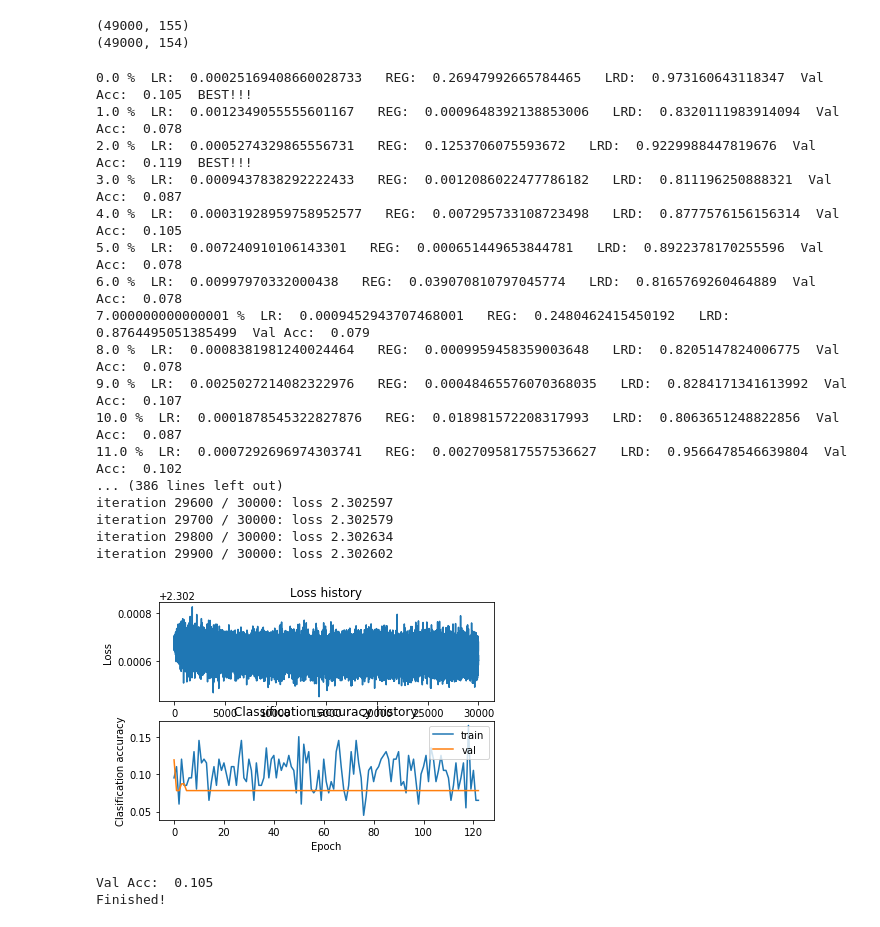
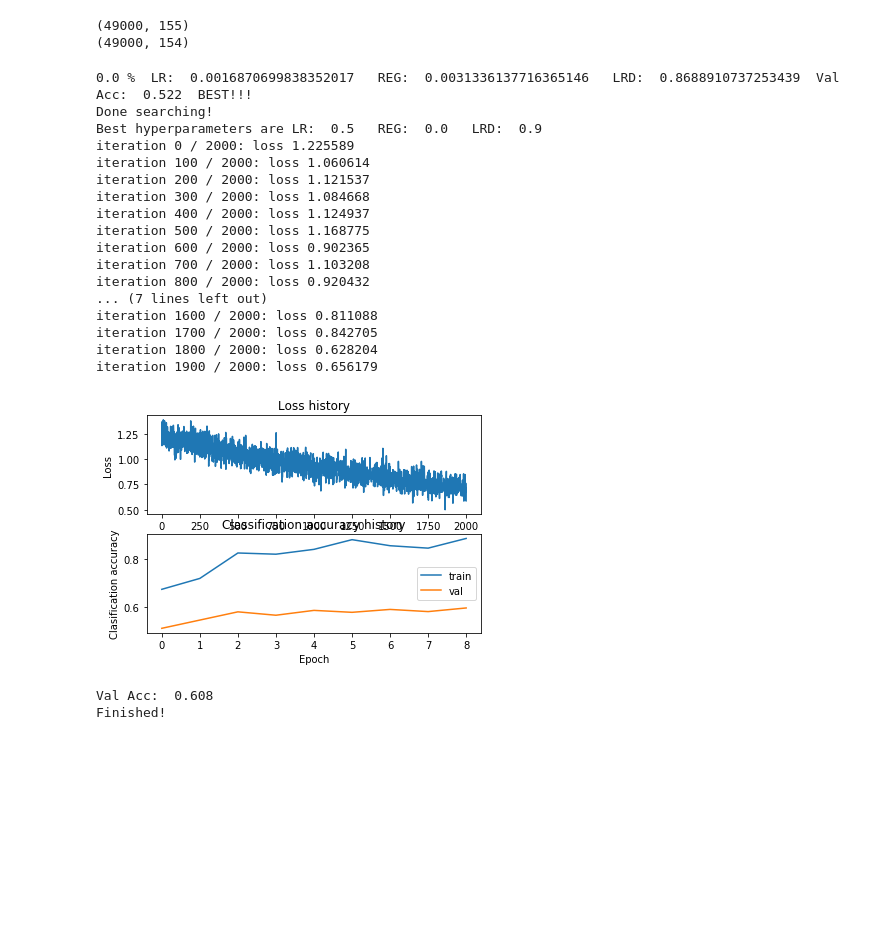
Before and after one commit to ironjr/cs231n-study, a Jupyter notebook: assignment1/features.ipynb, the cells around one changed output. Drawn from its saved outputs; the diff is of its cells as text; code cells hidden in the pictures; blank space fills up the shorter version.

```diff
--- a/assignment1/features.ipynb
+++ b/assignment1/features.ipynb
@@ -212,14 +212,9 @@ best_net = None
 # model in the best_net variable.                                              #
 ################################################################################
 # Define hyperparameters to tune
-# learning_rate = np.linspace(5.5e-4, 5.7e-4, 5) #np.power(10, np.linspace(-2.5, -4, 100))
-# learning_rate_decay = np.linspace(.98, .80, 10)
-# batch_size = np.linspace(100, 1000, 5)
-# regularization = np.linspace(.42, .32, 10) # np.power(10, np.linspace(-.3, -.6, 40))
-
 best_val_acc = .0
 best_hyperparam = {}
-tot = 100
+tot = 1
 # for lr in learning_rate:
 #     for reg in regularization:
 #         for lrd in learning_rate_decay:
@@ -232,6 +227,10 @@ for it in range(tot):
     reg = np.power(10, reg)
     lrd = lrd * 0.18 + 0.80
     print(np.round((it / tot), 4) * 100, '% ', 'LR: ', lr, '  REG: ', reg, '  LRD: ', lrd, end='')
+
+    lr = 0.5
+    reg = 0.0
+    lrd = 0.9
 
     # Create the network
     net = TwoLayerNet(input_dim, hidden_dim, num_classes)
@@ -259,54 +258,54 @@ print('Best hyperparameters are LR: ', best_hyperparam['lr'], '  REG: ',
       best_hyperparam['reg'], '  LRD: ', best_hyperparam['lrd'])
 
 stats = best_net.train(X_train_feats, y_train, X_val_feats, y_val,
-                       num_iters=30000, batch_size=200,
+                       num_iters=2000, batch_size=200,
                        learning_rate=best_hyperparam['lr'],
                        learning_rate_decay=best_hyperparam['lrd'],
                        reg=best_hyperparam['reg'],
                        verbose=True)
 
 # Plot the loss function and train / validation accuracies
 plt.subplot(2, 1, 1)
 plt.plot(stats['loss_history'])
 plt.title('Loss history')
 plt.xlabel('Iteration')
 plt.ylabel('Loss')
 
 plt.subplot(2, 1, 2)
 plt.plot(stats['train_acc_history'], label='train')
 plt.plot(stats['val_acc_history'], label='val')
 plt.title('Classification accuracy history')
 plt.xlabel('Epoch')
 plt.ylabel('Clasification accuracy')
 plt.legend()
 plt.show()
 
 val_acc = (net.predict(X_val_feats) == y_val).mean()
 print('Val Acc: ', val_acc)
 print('Finished!')
 ################################################################################
 #                              END OF YOUR CODE                                #
 ################################################################################
 # %% [output]
-0.0 %  LR:  0.00025169408660028733   REG:  0.26947992665784465   LRD:  0.973160643118347  Val Acc:  0.105  BEST!!!
-1.0 %  LR:  0.0012349055555601167   REG:  0.0009648392138853006   LRD:  0.8320111983914094  Val Acc:  0.078
-2.0 %  LR:  0.0005274329865556731   REG:  0.1253706075593672   LRD:  0.9229988447819676  Val Acc:  0.119  BEST!!!
-3.0 %  LR:  0.0009437838292222433   REG:  0.0012086022477786182   LRD:  0.811196250888321  Val Acc:  0.087
-4.0 %  LR:  0.00031928959758952577   REG:  0.007295733108723498   LRD:  0.8777576156156314  Val Acc:  0.105
-5.0 %  LR:  0.007240910106143301   REG:  0.000651449653844781   LRD:  0.8922378170255596  Val Acc:  0.078
-6.0 %  LR:  0.00997970332000438   REG:  0.039070810797045774   LRD:  0.8165769260464889  Val Acc:  0.078
-7.000000000000001 %  LR:  0.0009452943707468001   REG:  0.2480462415450192   LRD:  0.8764495051385499  Val Acc:  0.079
-8.0 %  LR:  0.0008381981240024464   REG:  0.0009959458359003648   LRD:  0.8205147824006775  Val Acc:  0.078
-9.0 %  LR:  0.0025027214082322976   REG:  0.00048465576070368035   LRD:  0.8284171341613992  Val Acc:  0.107
-10.0 %  LR:  0.0001878545322827876   REG:  0.018981572208317993   LRD:  0.8063651248822856  Val Acc:  0.087
-11.0 %  LR:  0.0007292696974303741   REG:  0.0027095817557536627   LRD:  0.9566478546639804  Val Acc:  0.102
-... (386 lines left out)
-iteration 29600 / 30000: loss 2.302597
-iteration 29700 / 30000: loss 2.302579
-iteration 29800 / 30000: loss 2.302634
-iteration 29900 / 30000: loss 2.302602
+0.0 %  LR:  0.0016870699838352017   REG:  0.0031336137716365146   LRD:  0.8688910737253439  Val Acc:  0.522  BEST!!!
+Done searching!
+Best hyperparameters are LR:  0.5   REG:  0.0   LRD:  0.9
+iteration 0 / 2000: loss 1.225589
+iteration 100 / 2000: loss 1.060614
+iteration 200 / 2000: loss 1.121537
+iteration 300 / 2000: loss 1.084668
+iteration 400 / 2000: loss 1.124937
+iteration 500 / 2000: loss 1.168775
+iteration 600 / 2000: loss 0.902365
+iteration 700 / 2000: loss 1.103208
+iteration 800 / 2000: loss 0.920432
+... (7 lines left out)
+iteration 1600 / 2000: loss 0.811088
+iteration 1700 / 2000: loss 0.842705
+iteration 1800 / 2000: loss 0.628204
+iteration 1900 / 2000: loss 0.656179
-[figure, old version]
+[figure, new version]
-Val Acc:  0.105
+Val Acc:  0.608
 Finished!
 # %%
 # Run your best neural net classifier on the test set. You should be able
```
Also changed, not shown: parts of 1 cell of this notebook.
